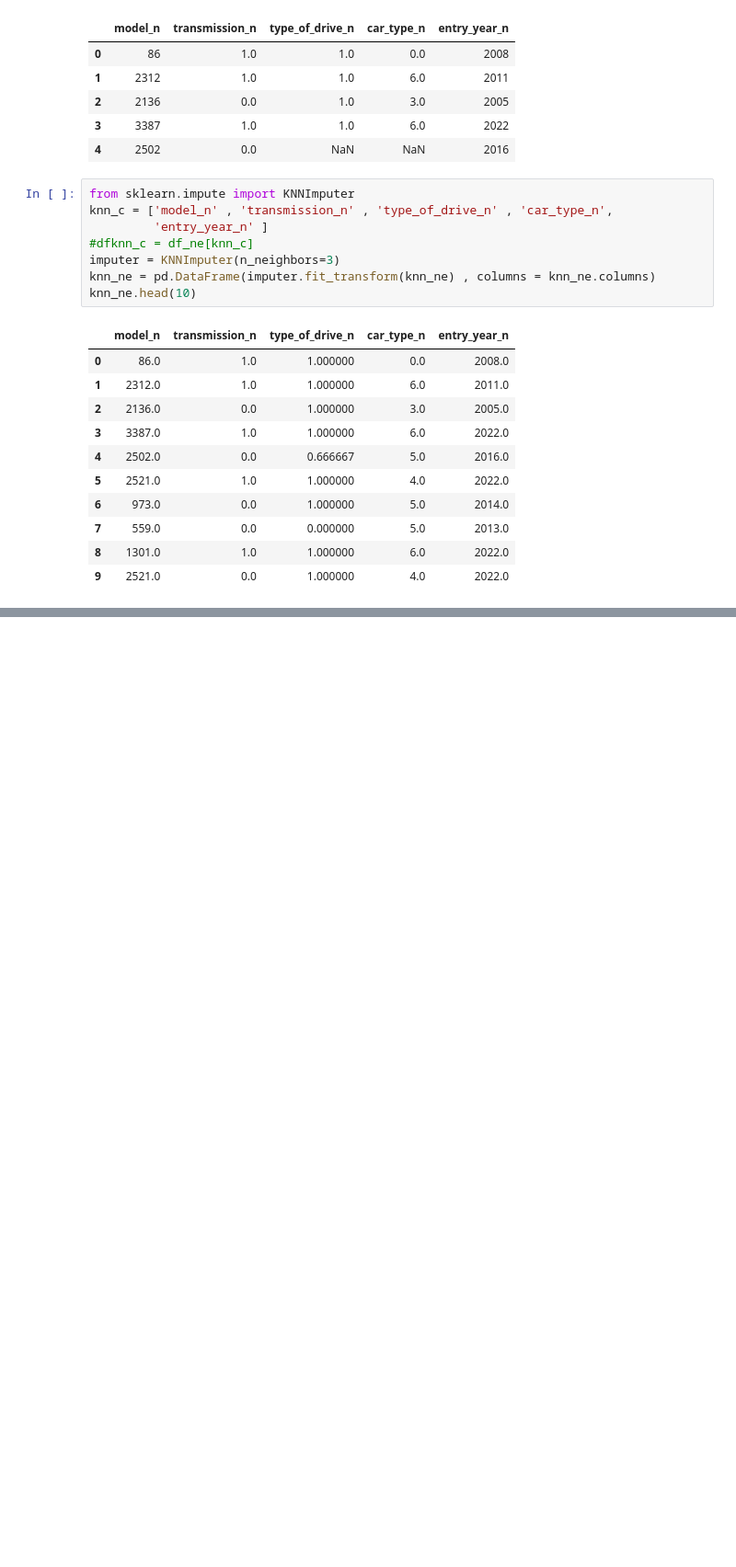
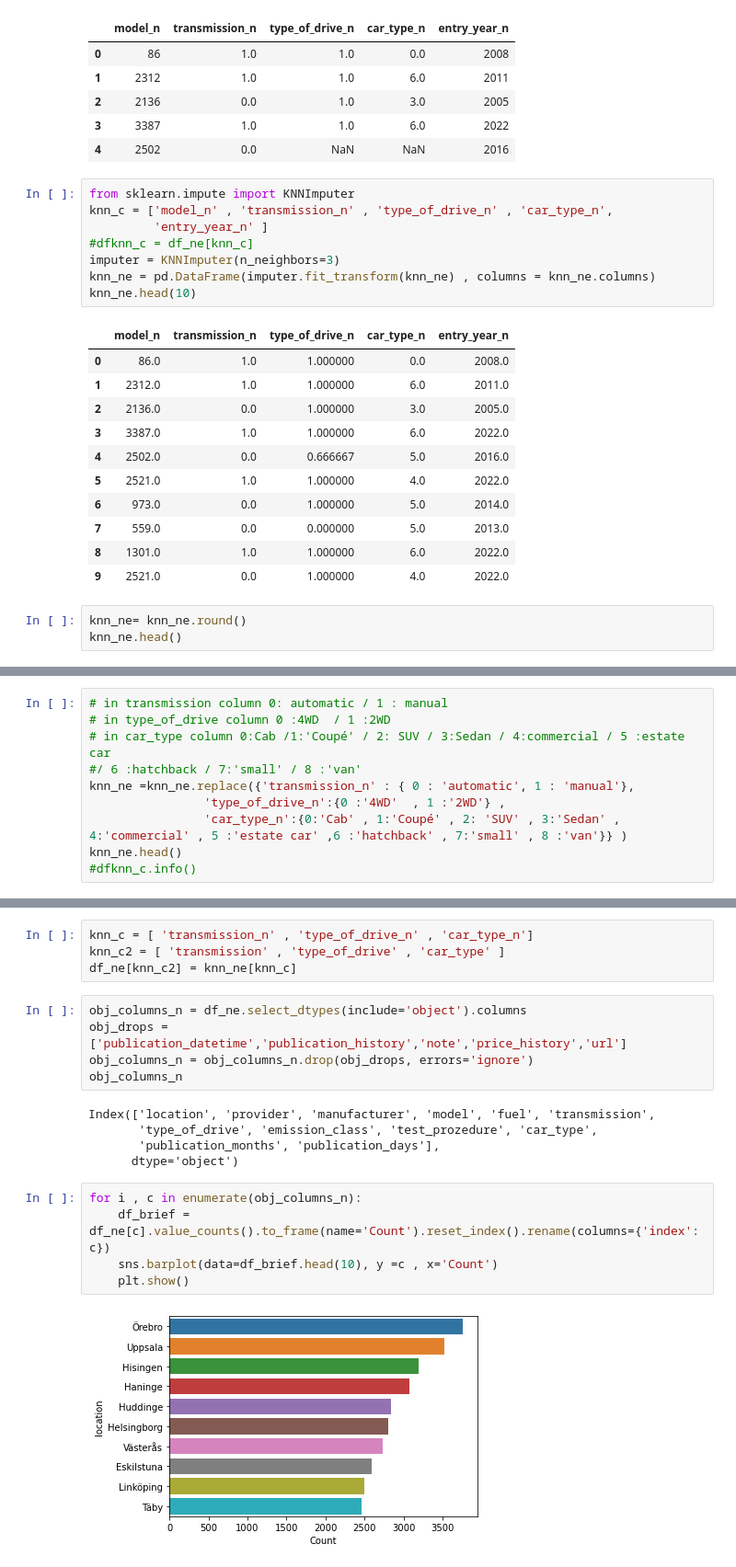
Before and after one commit to javadbazargan/EDA_statistical_tests_on_used_cars, a Jupyter notebook: eda_sta_used_car.ipynb, the cells around one changed output, grey strips where cells are left out. Shown: that part at 92% size. Cells and saved outputs as stored; diff of their text form; blank space fills up the shorter version.

Commit message:
figuring categorical Bar plots as well as numerical displots by deleting noise datas

```diff
--- a/eda_sta_used_car.ipynb
+++ b/eda_sta_used_car.ipynb
@@ -123,3 +123,6 @@ knn_ne.head(10)
 | 7 | 559.0 | 0.0 | 0.000000 | 5.0 | 2013.0 |
 | 8 | 1301.0 | 1.0 | 1.000000 | 6.0 | 2022.0 |
 | 9 | 2521.0 | 0.0 | 1.000000 | 4.0 | 2022.0 |
+# %%
+knn_ne= knn_ne.round()
+knn_ne.head()
@@ -125,0 +136,10 @@ knn_ne.head(10)
+# %%
+# in transmission column 0: automatic / 1 : manual
+# in type_of_drive column 0 :4WD  / 1 :2WD
+# in car_type column 0:Cab /1:'Coupé' / 2: SUV / 3:Sedan / 4:commercial / 5 :estate car
+#/ 6 :hatchback / 7:'small' / 8 :'van'
+knn_ne =knn_ne.replace({'transmission_n' : { 0 : 'automatic', 1 : 'manual'},
+                'type_of_drive_n':{0 :'4WD'  , 1 :'2WD'} ,
+                'car_type_n':{0:'Cab' , 1:'Coupé' , 2: 'SUV' , 3:'Sedan' , 4:'commercial' , 5 :'estate car' ,6 :'hatchback' , 7:'small' , 8 :'van'}} )
+knn_ne.head()
+#dfknn_c.info()
@@ -125,0 +153,21 @@ knn_ne.head(10)
+# %%
+knn_c = [ 'transmission_n' , 'type_of_drive_n' , 'car_type_n']
+knn_c2 = [ 'transmission' , 'type_of_drive' , 'car_type' ]
+df_ne[knn_c2] = knn_ne[knn_c]
+# %%
+obj_columns_n = df_ne.select_dtypes(include='object').columns
+obj_drops =['publication_datetime','publication_history','note','price_history','url']
+obj_columns_n = obj_columns_n.drop(obj_drops, errors='ignore')
+obj_columns_n
+# %% [output]
+Index(['location', 'provider', 'manufacturer', 'model', 'fuel', 'transmission',
+       'type_of_drive', 'emission_class', 'test_prozedure', 'car_type',
+       'publication_months', 'publication_days'],
+      dtype='object')
+# %%
+for i , c in enumerate(obj_columns_n):
+    df_brief = df_ne[c].value_counts().to_frame(name='Count').reset_index().rename(columns={'index': c})
+    sns.barplot(data=df_brief.head(10), y =c , x='Count')
+    plt.show()
+# %% [output]
+[figure, added]
```
Also changed, not shown: parts of 8 cells of this notebook.
